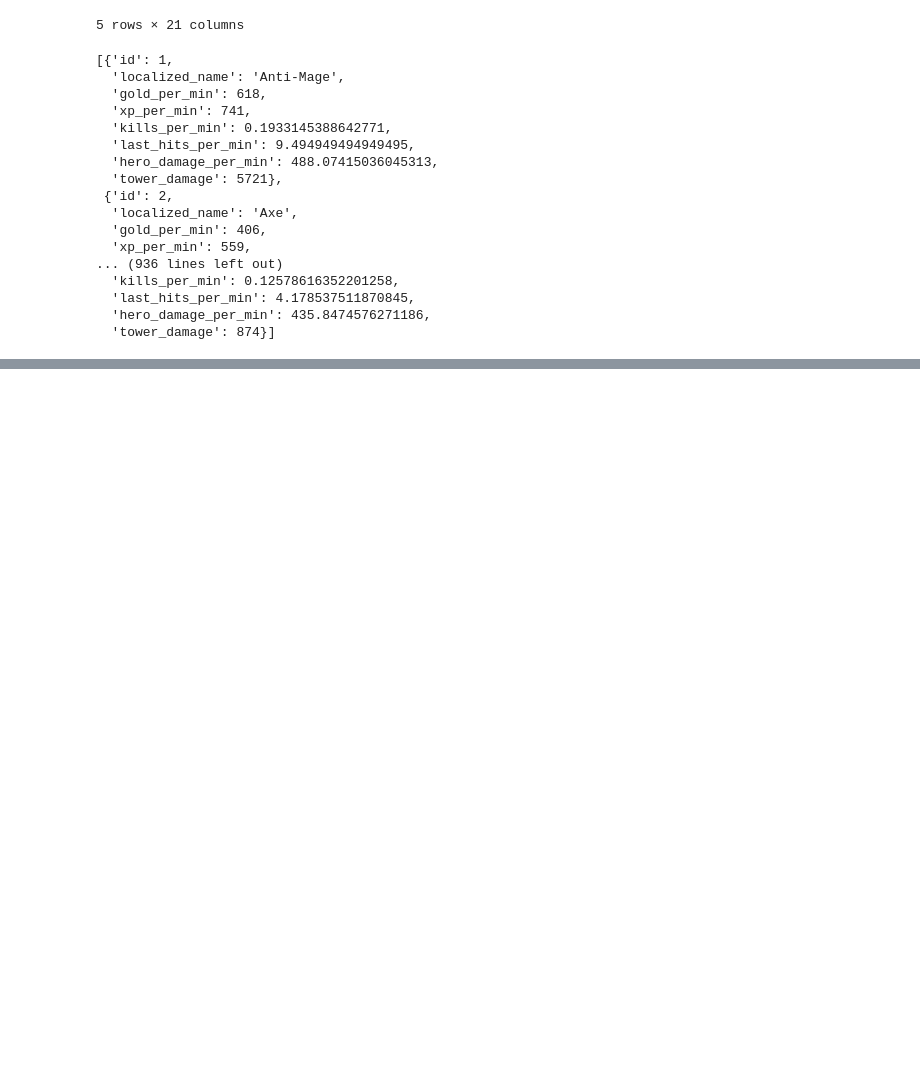
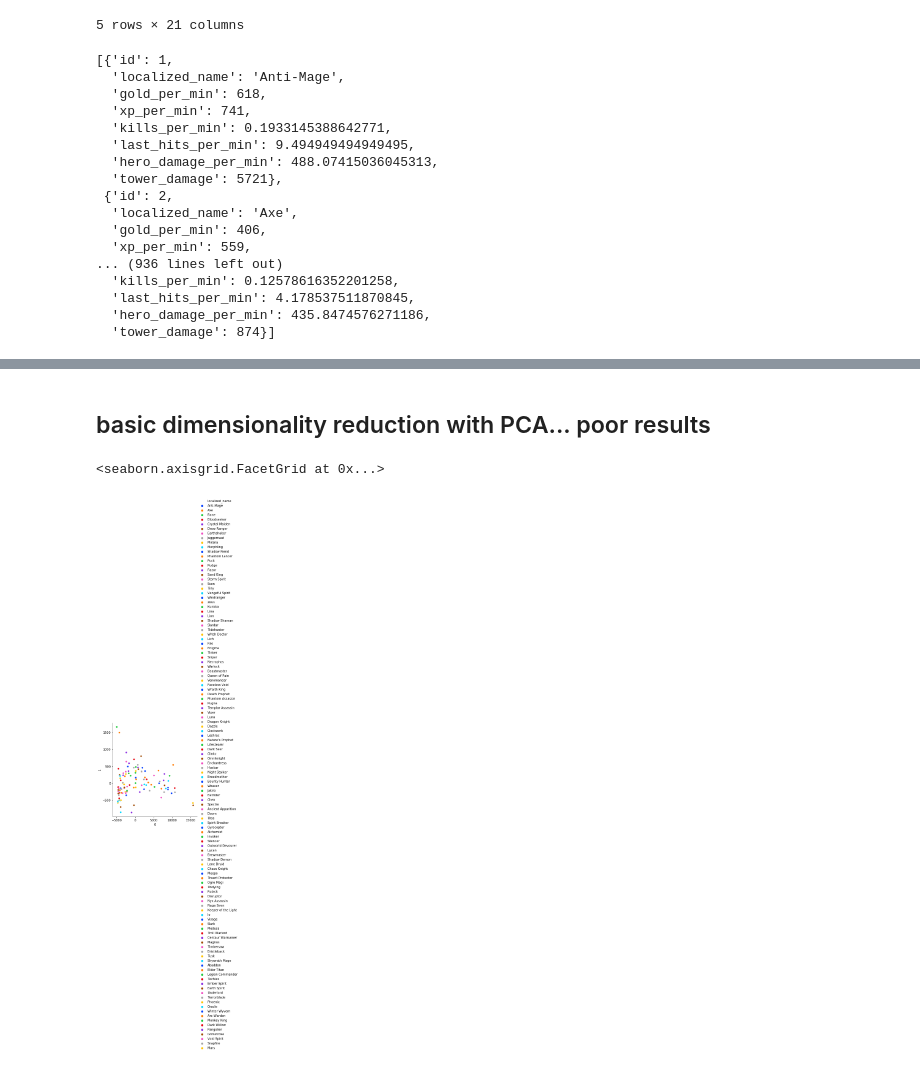
Before and after one commit to loftusa/Dota-Stats, a Jupyter notebook: data_cleaning.ipynb, the cells around one changed output, grey strips where cells are left out. Drawn from its saved outputs; the diff is of its cells as text; code cells hidden in the pictures; blank space fills up the shorter version.

```diff
--- a/data_cleaning.ipynb
+++ b/data_cleaning.ipynb
@@ -129,0 +143,20 @@ pd.DataFrame(hero_stats).set_index("id", drop=True)
+# %% [markdown]
+## basic dimensionality reduction with PCA... poor results
+# %%
+data = hero_stats.drop("localized_name", axis=1).values
+target_names = np.array(hero_stats["localized_name"])
+
+pca = PCA(n_components=2)
+X_r = pca.fit(data).transform(data)
+
+hero_stats.loc[:, 0] = X_r[:, 0]
+hero_stats.loc[:, 1] = X_r[:, 1]
+
+
+sns.relplot(x=0, y=1, hue="localized_name", data=hero_stats, palette="bright")  # doesn't show anything useful
+# todo / to try: different clustering methods, normalize data first,
+# figure out a way to plot so that you can figure out which hero is which
+# don't plot with a huge legend
+# %% [output]
+<seaborn.axisgrid.FacetGrid at 0x...>
+[figure, added]
```
Also changed, not shown: parts of 6 cells of this notebook.
